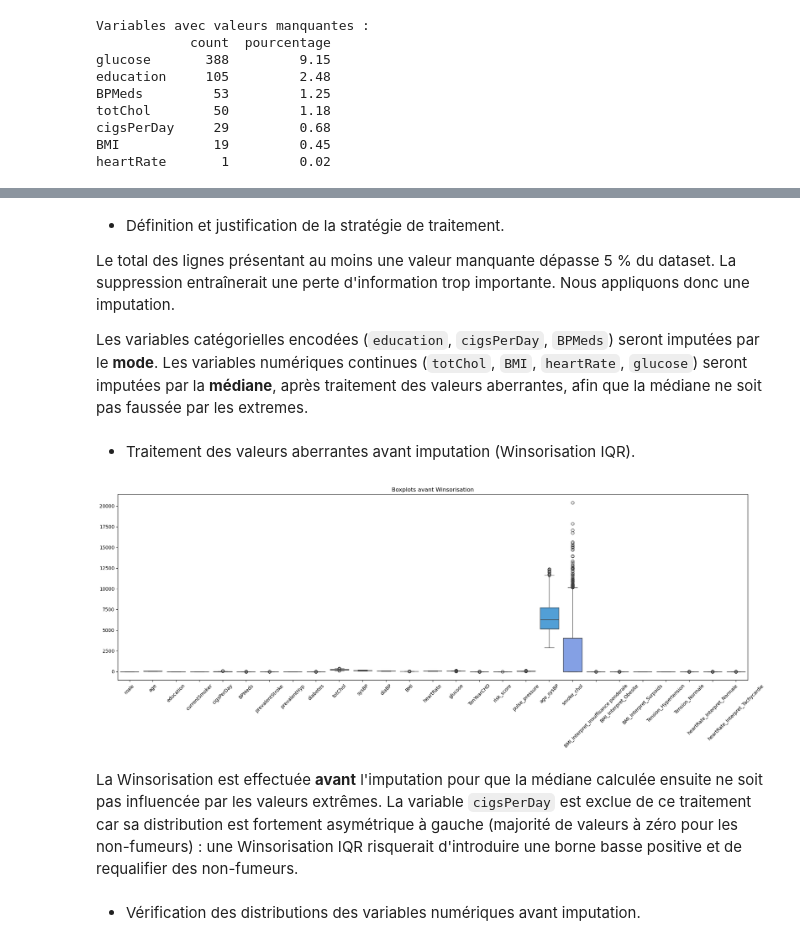
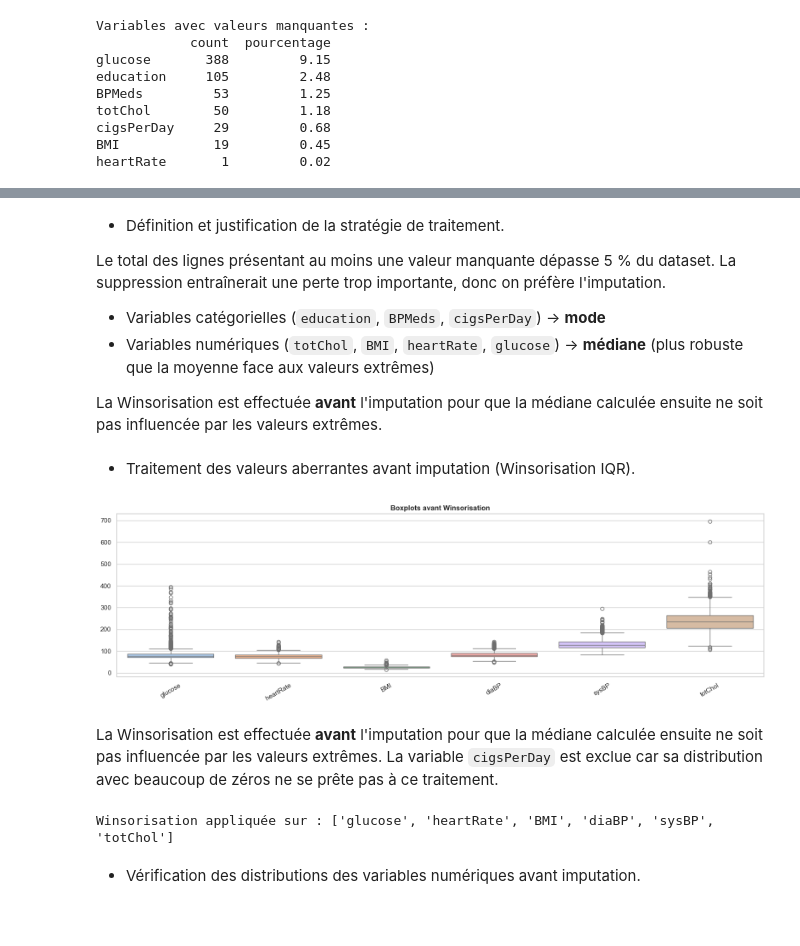
Before and after one commit to daril-dielh/Maladie-Coronarienne-10-ans, a Jupyter notebook: noteboooks/01_exploration_nettoyage.ipynb, the cells around one changed output, grey strips where cells are left out. Saved outputs shown, nothing was run; the diff lists cells and outputs as text; code cells hidden in the pictures; blank space fills up the shorter version.

```diff
--- a/noteboooks/01_exploration_nettoyage.ipynb
+++ b/noteboooks/01_exploration_nettoyage.ipynb
@@ -9,6 +11,9 @@ import matplotlib.pyplot as plt
 import seaborn as sns
 import warnings
 warnings.filterwarnings("ignore")
+
+sns.set_theme(style="whitegrid")
+plt.rcParams["figure.dpi"] = 100
 # %% [markdown]
 * Chargement du dataset avec Pandas.
 # %%
@@ -119,27 +153,30 @@ heartRate       1         0.02
 # %% [markdown]
 * Définition et justification de la stratégie de traitement.
 
-Le total des lignes présentant au moins une valeur manquante dépasse 5 % du dataset. La suppression entraînerait une perte d'information trop importante. Nous appliquons donc une imputation.
+Le total des lignes présentant au moins une valeur manquante dépasse 5 % du dataset. La suppression entraînerait une perte trop importante, donc on préfère l'imputation.
 
-Les variables catégorielles encodées (`education`, `cigsPerDay`, `BPMeds`) seront imputées par le **mode**. Les variables numériques continues (`totChol`, `BMI`, `heartRate`, `glucose`) seront imputées par la **médiane**, après traitement des valeurs aberrantes, afin que la médiane ne soit pas faussée par les extremes.
+- Variables catégorielles (`education`, `BPMeds`, `cigsPerDay`) → **mode**
+- Variables numériques (`totChol`, `BMI`, `heartRate`, `glucose`) → **médiane** (plus robuste que la moyenne face aux valeurs extrêmes)
+
+La Winsorisation est effectuée **avant** l'imputation pour que la médiane calculée ensuite ne soit pas influencée par les valeurs extrêmes.
 # %% [markdown]
 * Traitement des valeurs aberrantes avant imputation (Winsorisation IQR).
 # %%
-plt.figure(figsize=(20, 8))
+# on winsorise les colonnes numériques continues
+# cigsPerDay est exclu car beaucoup de 0 (fume pas), pas adapté ici
+colonnes_winso = ['glucose', 'heartRate', 'BMI', 'diaBP', 'sysBP', 'totChol']
 
-sns.boxplot(data=df)
-
-plt.title("Boxplots avant Winsorisation")
-plt.xticks(rotation=45)
+plt.figure(figsize=(16, 5))
+sns.boxplot(data=df[colonnes_winso], palette="pastel")
+plt.title("Boxplots avant Winsorisation", fontweight="bold")
+plt.xticks(rotation=30)
 plt.tight_layout()
 plt.show()
 # %% [output]
-[figure, old version]
+[figure, new version]
 # %% [markdown]
-La Winsorisation est effectuée **avant** l'imputation pour que la médiane calculée ensuite ne soit pas influencée par les valeurs extrêmes. La variable `cigsPerDay` est exclue de ce traitement car sa distribution est fortement asymétrique à gauche (majorité de valeurs à zéro pour les non-fumeurs) : une Winsorisation IQR risquerait d'introduire une borne basse positive et de requalifier des non-fumeurs.
+La Winsorisation est effectuée **avant** l'imputation pour que la médiane calculée ensuite ne soit pas influencée par les valeurs extrêmes. La variable `cigsPerDay` est exclue car sa distribution avec beaucoup de zéros ne se prête pas à ce traitement.
 # %%
-colonnes_winso = ['glucose', 'heartRate', 'BMI', 'diaBP', 'sysBP', 'totChol']
-
 for col in colonnes_winso:
     Q1 = df[col].quantile(0.25)
     Q3 = df[col].quantile(0.75)
@@ -147,5 +184,9 @@ for col in colonnes_winso:
     lower_bound = Q1 - 1.5 * IQR
     upper_bound = Q3 + 1.5 * IQR
     df[col] = df[col].clip(lower=lower_bound, upper=upper_bound)
+
+print("Winsorisation appliquée sur :", colonnes_winso)
+# %% [output]
+Winsorisation appliquée sur : ['glucose', 'heartRate', 'BMI', 'diaBP', 'sysBP', 'totChol']
 # %% [markdown]
 * Vérification des distributions des variables numériques avant imputation.
```
Also changed, not shown: parts of 29 cells of this notebook, 12 other files.
